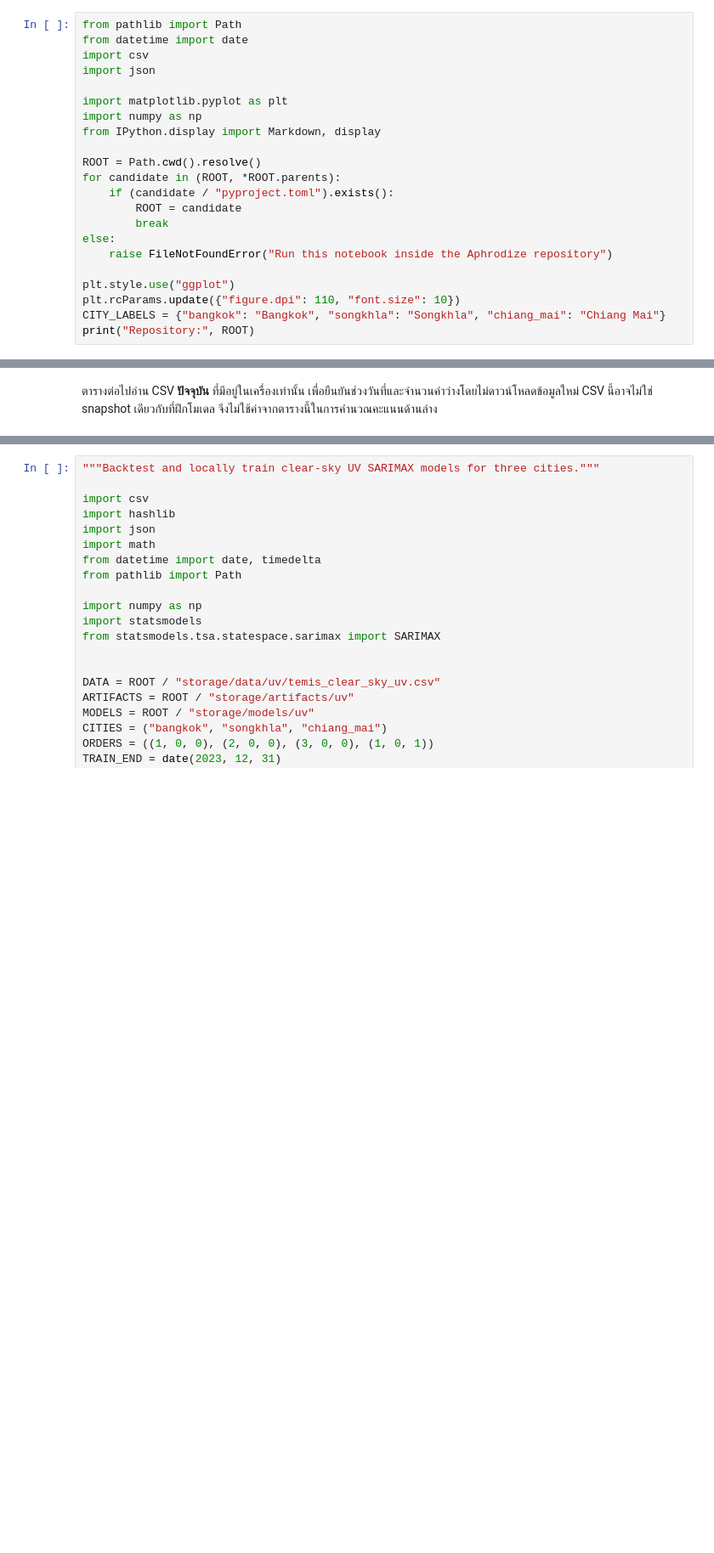
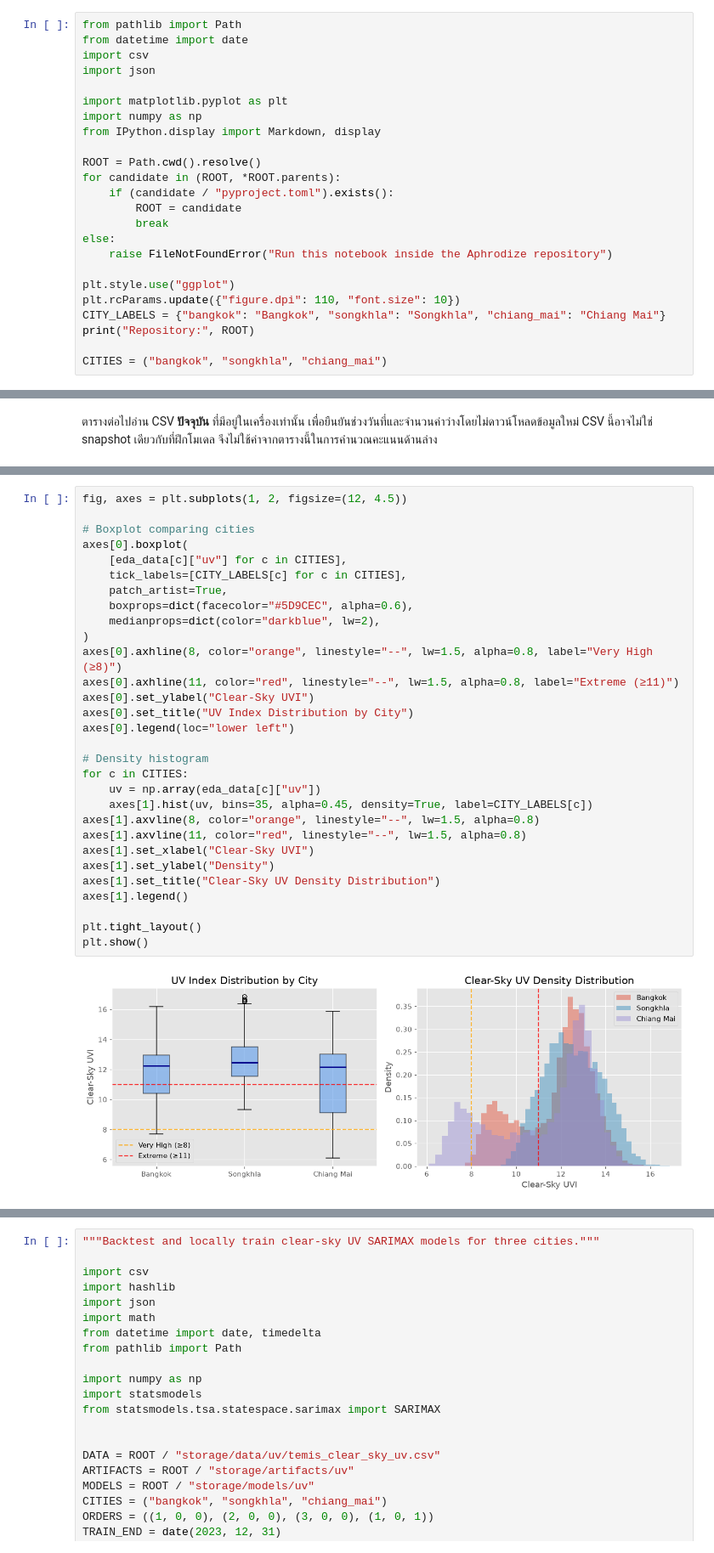
Before and after one commit to PacharaponK/Aphrodize, a Jupyter notebook: models/time-series/uv/uv_model_evaluation.ipynb, the cells around one changed output, grey strips where cells are left out. Shown at 85% size. Saved outputs shown, nothing was run; the diff lists cells and outputs as text; blank space fills up the shorter version.

```diff
--- a/models/time-series/uv/uv_model_evaluation.ipynb
+++ b/models/time-series/uv/uv_model_evaluation.ipynb
@@ -26,6 +42,8 @@ plt.style.use("ggplot")
 plt.rcParams.update({"figure.dpi": 110, "font.size": 10})
 CITY_LABELS = {"bangkok": "Bangkok", "songkhla": "Songkhla", "chiang_mai": "Chiang Mai"}
 print("Repository:", ROOT)
+
+CITIES = ("bangkok", "songkhla", "chiang_mai")
 # %% [output]
 Repository: D:\CoE Y.4 T.1\241-353\code\Aphrodize
 # %% [markdown]
@@ -130,0 +212,32 @@ display(Markdown("| City | Rows | First date | Last date | Missing UV |\n|---|--
+# %%
+fig, axes = plt.subplots(1, 2, figsize=(12, 4.5))
+
+# Boxplot comparing cities
+axes[0].boxplot(
+    [eda_data[c]["uv"] for c in CITIES],
+    tick_labels=[CITY_LABELS[c] for c in CITIES],
+    patch_artist=True,
+    boxprops=dict(facecolor="#5D9CEC", alpha=0.6),
+    medianprops=dict(color="darkblue", lw=2),
+)
+axes[0].axhline(8, color="orange", linestyle="--", lw=1.5, alpha=0.8, label="Very High (≥8)")
+axes[0].axhline(11, color="red", linestyle="--", lw=1.5, alpha=0.8, label="Extreme (≥11)")
+axes[0].set_ylabel("Clear-Sky UVI")
+axes[0].set_title("UV Index Distribution by City")
+axes[0].legend(loc="lower left")
+
+# Density histogram
+for c in CITIES:
+    uv = np.array(eda_data[c]["uv"])
+    axes[1].hist(uv, bins=35, alpha=0.45, density=True, label=CITY_LABELS[c])
+axes[1].axvline(8, color="orange", linestyle="--", lw=1.5, alpha=0.8)
+axes[1].axvline(11, color="red", linestyle="--", lw=1.5, alpha=0.8)
+axes[1].set_xlabel("Clear-Sky UVI")
+axes[1].set_ylabel("Density")
+axes[1].set_title("Clear-Sky UV Density Distribution")
+axes[1].legend()
+
+plt.tight_layout()
+plt.show()
+# %% [output]
+[figure, added]
```
Also changed, not shown: parts of 34 cells of this notebook.
